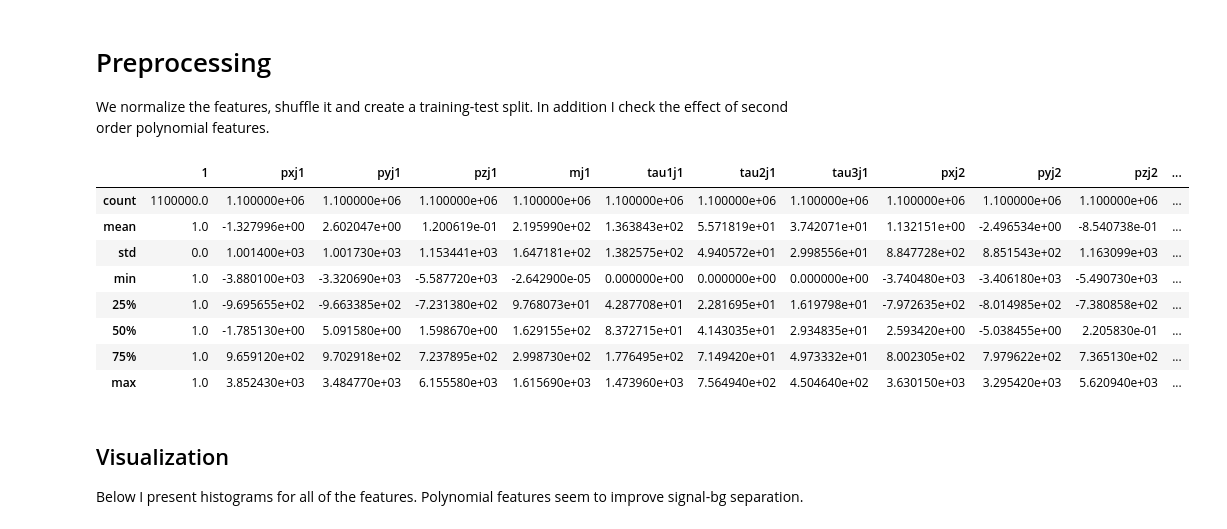
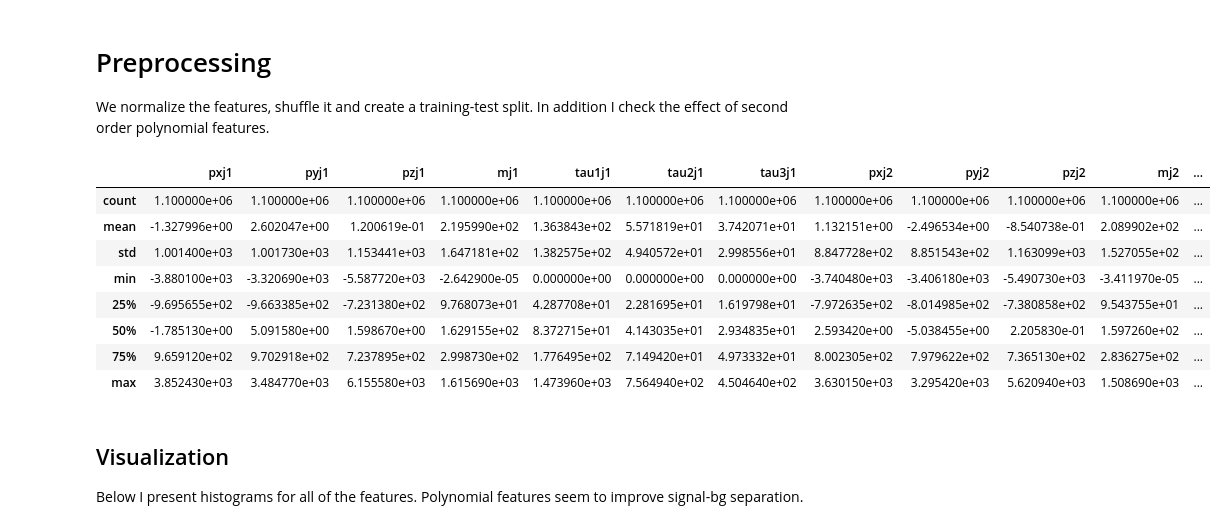
Before and after one commit to RotemMayo/NAF, a Jupyter notebook: ML4Jets.ipynb, the cells around one changed output. Saved outputs shown, nothing was run; the diff lists cells and outputs as text; code cells hidden in the pictures.

```diff
--- a/ML4Jets.ipynb
+++ b/ML4Jets.ipynb
@@ -24,36 +24,36 @@ We normalize the features, shuffle it and create a training-test split. In addit
 # %%
 POLY_DEG = 1
 NORMALIZE = False
 DATASET_DIR = "/Users/rotem/PycharmProjects/NAF/external_maf/datasets/data/lhc"
 DATASET_PATH_TEMPLATE = "{}/{}"
 df = pd.read_hdf(DATASET_PATH_TEMPLATE.format(DATASET_DIR, "events_anomalydetection_v2.features.h5"))
 y = df["label"]
 signal = y == 1
 delta_mj = np.abs(df['mj1'] - df['mj2'])
 mjj = get_mjj(df)
 epsilon = 1e-5
 tau_21j1 = (df['tau2j1'] / df['tau1j1']).fillna(0) + epsilon
 tau_21j2 = (df['tau2j2'] / df['tau1j2']).fillna(0) + epsilon
 
 X = df.loc[:, df.columns != "label"]
 if NORMALIZE:
     mean = X.mean()
     std = X.std()
     X = (X - mean) / std
 poly = PolynomialFeatures(POLY_DEG)
 X = pd.DataFrame(poly.fit_transform(X), columns=poly.get_feature_names(X.columns))
 X_train, X_test, y_train, y_test = train_test_split(X, y, test_size=0.1, random_state=42)
-X.describe()
+df.describe()
 # %% [output]
-|  | 1 | pxj1 | pyj1 | pzj1 | mj1 | tau1j1 | tau2j1 | tau3j1 | pxj2 | pyj2 | pzj2 | ... |
-| count | 1100000.0 | 1.100000e+06 | 1.100000e+06 | 1.100000e+06 | 1.100000e+06 | 1.100000e+06 | 1.100000e+06 | 1.100000e+06 | 1.100000e+06 | 1.100000e+06 | 1.100000e+06 | ... |
-| mean | 1.0 | -1.327996e+00 | 2.602047e+00 | 1.200619e-01 | 2.195990e+02 | 1.363843e+02 | 5.571819e+01 | 3.742071e+01 | 1.132151e+00 | -2.496534e+00 | -8.540738e-01 | ... |
-| std | 0.0 | 1.001400e+03 | 1.001730e+03 | 1.153441e+03 | 1.647181e+02 | 1.382575e+02 | 4.940572e+01 | 2.998556e+01 | 8.847728e+02 | 8.851543e+02 | 1.163099e+03 | ... |
-| min | 1.0 | -3.880100e+03 | -3.320690e+03 | -5.587720e+03 | -2.642900e-05 | 0.000000e+00 | 0.000000e+00 | 0.000000e+00 | -3.740480e+03 | -3.406180e+03 | -5.490730e+03 | ... |
-| 25% | 1.0 | -9.695655e+02 | -9.663385e+02 | -7.231380e+02 | 9.768073e+01 | 4.287708e+01 | 2.281695e+01 | 1.619798e+01 | -7.972635e+02 | -8.014985e+02 | -7.380858e+02 | ... |
-| 50% | 1.0 | -1.785130e+00 | 5.091580e+00 | 1.598670e+00 | 1.629155e+02 | 8.372715e+01 | 4.143035e+01 | 2.934835e+01 | 2.593420e+00 | -5.038455e+00 | 2.205830e-01 | ... |
-| 75% | 1.0 | 9.659120e+02 | 9.702918e+02 | 7.237895e+02 | 2.998730e+02 | 1.776495e+02 | 7.149420e+01 | 4.973332e+01 | 8.002305e+02 | 7.979622e+02 | 7.365130e+02 | ... |
-| max | 1.0 | 3.852430e+03 | 3.484770e+03 | 6.155580e+03 | 1.615690e+03 | 1.473960e+03 | 7.564940e+02 | 4.504640e+02 | 3.630150e+03 | 3.295420e+03 | 5.620940e+03 | ... |
+|  | pxj1 | pyj1 | pzj1 | mj1 | tau1j1 | tau2j1 | tau3j1 | pxj2 | pyj2 | pzj2 | mj2 | ... |
+| count | 1.100000e+06 | 1.100000e+06 | 1.100000e+06 | 1.100000e+06 | 1.100000e+06 | 1.100000e+06 | 1.100000e+06 | 1.100000e+06 | 1.100000e+06 | 1.100000e+06 | 1.100000e+06 | ... |
+| mean | -1.327996e+00 | 2.602047e+00 | 1.200619e-01 | 2.195990e+02 | 1.363843e+02 | 5.571819e+01 | 3.742071e+01 | 1.132151e+00 | -2.496534e+00 | -8.540738e-01 | 2.089902e+02 | ... |
+| std | 1.001400e+03 | 1.001730e+03 | 1.153441e+03 | 1.647181e+02 | 1.382575e+02 | 4.940572e+01 | 2.998556e+01 | 8.847728e+02 | 8.851543e+02 | 1.163099e+03 | 1.527055e+02 | ... |
+| min | -3.880100e+03 | -3.320690e+03 | -5.587720e+03 | -2.642900e-05 | 0.000000e+00 | 0.000000e+00 | 0.000000e+00 | -3.740480e+03 | -3.406180e+03 | -5.490730e+03 | -3.411970e-05 | ... |
+| 25% | -9.695655e+02 | -9.663385e+02 | -7.231380e+02 | 9.768073e+01 | 4.287708e+01 | 2.281695e+01 | 1.619798e+01 | -7.972635e+02 | -8.014985e+02 | -7.380858e+02 | 9.543755e+01 | ... |
+| 50% | -1.785130e+00 | 5.091580e+00 | 1.598670e+00 | 1.629155e+02 | 8.372715e+01 | 4.143035e+01 | 2.934835e+01 | 2.593420e+00 | -5.038455e+00 | 2.205830e-01 | 1.597260e+02 | ... |
+| 75% | 9.659120e+02 | 9.702918e+02 | 7.237895e+02 | 2.998730e+02 | 1.776495e+02 | 7.149420e+01 | 4.973332e+01 | 8.002305e+02 | 7.979622e+02 | 7.365130e+02 | 2.836275e+02 | ... |
+| max | 3.852430e+03 | 3.484770e+03 | 6.155580e+03 | 1.615690e+03 | 1.473960e+03 | 7.564940e+02 | 4.504640e+02 | 3.630150e+03 | 3.295420e+03 | 5.620940e+03 | 1.508690e+03 | ... |
 # %% [markdown]
 ## Visualization
 Below I present histograms for all of the features.
```
Also changed, not shown: parts of 11 cells of this notebook, 5 other files.
